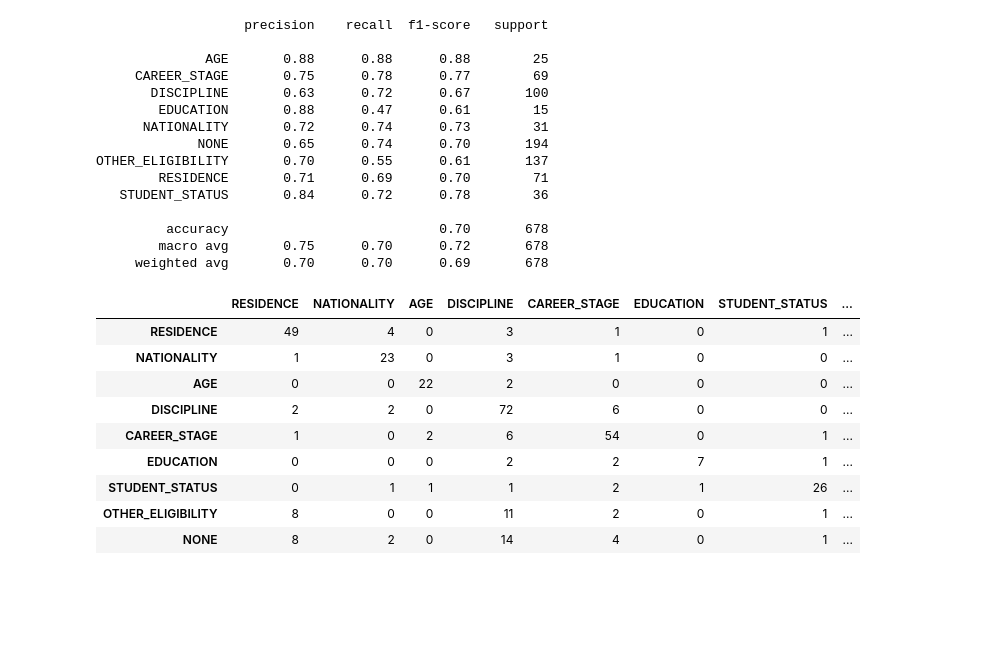
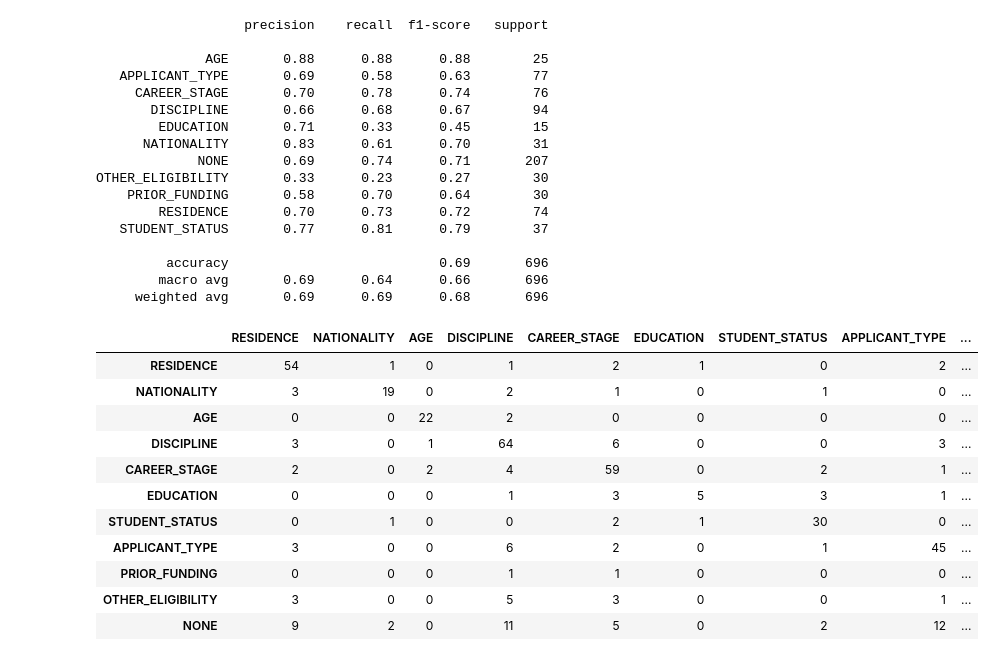
Before and after one commit to Lucaisok/open_art, a Jupyter notebook: notebooks/eligibility_classifier.ipynb, the cells around one changed output. Saved outputs shown, nothing was run; the diff lists cells and outputs as text; code cells hidden in the pictures; blank space fills up the shorter version.

```diff
--- a/notebooks/eligibility_classifier.ipynb
+++ b/notebooks/eligibility_classifier.ipynb
@@ -124,44 +132,49 @@ best macro-F1 (mean over folds): 0.7067678240211154
 # %%
 from sklearn.metrics import classification_report, confusion_matrix
 from sklearn.model_selection import cross_val_predict
 
 # out-of-fold predictions for the whole corpus, using the best hyperparameters found above
 y_pred = cross_val_predict(grid.best_estimator_, X_text, y, cv=cv, groups=groups, n_jobs=-1)
 
 print(classification_report(y, y_pred))
 
 # ANNOTATION_GUIDELINES.md §2 menu order, for a readable confusion matrix
 LABEL_ORDER = ["RESIDENCE", "NATIONALITY", "AGE", "DISCIPLINE", "CAREER_STAGE",
-               "EDUCATION", "STUDENT_STATUS", "OTHER_ELIGIBILITY", "NONE"]
+               "EDUCATION", "STUDENT_STATUS", "APPLICANT_TYPE", "PRIOR_FUNDING",
+               "OTHER_ELIGIBILITY", "NONE"]
 
 cm = confusion_matrix(y, y_pred, labels=LABEL_ORDER)
 pd.DataFrame(cm, index=LABEL_ORDER, columns=LABEL_ORDER)
 # %% [output]
                    precision    recall  f1-score   support
 
               AGE       0.88      0.88      0.88        25
-     CAREER_STAGE       0.75      0.78      0.77        69
-       DISCIPLINE       0.63      0.72      0.67       100
-        EDUCATION       0.88      0.47      0.61        15
-      NATIONALITY       0.72      0.74      0.73        31
-             NONE       0.65      0.74      0.70       194
-OTHER_ELIGIBILITY       0.70      0.55      0.61       137
-        RESIDENCE       0.71      0.69      0.70        71
-   STUDENT_STATUS       0.84      0.72      0.78        36
+   APPLICANT_TYPE       0.69      0.58      0.63        77
+     CAREER_STAGE       0.70      0.78      0.74        76
+       DISCIPLINE       0.66      0.68      0.67        94
+        EDUCATION       0.71      0.33      0.45        15
+      NATIONALITY       0.83      0.61      0.70        31
+             NONE       0.69      0.74      0.71       207
+OTHER_ELIGIBILITY       0.33      0.23      0.27        30
+    PRIOR_FUNDING       0.58      0.70      0.64        30
+        RESIDENCE       0.70      0.73      0.72        74
+   STUDENT_STATUS       0.77      0.81      0.79        37
 
-         accuracy                           0.70       678
-        macro avg       0.75      0.70      0.72       678
-     weighted avg       0.70      0.70      0.69       678
+         accuracy                           0.69       696
+        macro avg       0.69      0.64      0.66       696
+     weighted avg       0.69      0.69      0.68       696
-|  | RESIDENCE | NATIONALITY | AGE | DISCIPLINE | CAREER_STAGE | EDUCATION | STUDENT_STATUS | ... |
-| RESIDENCE | 49 | 4 | 0 | 3 | 1 | 0 | 1 | ... |
-| NATIONALITY | 1 | 23 | 0 | 3 | 1 | 0 | 0 | ... |
-| AGE | 0 | 0 | 22 | 2 | 0 | 0 | 0 | ... |
-| DISCIPLINE | 2 | 2 | 0 | 72 | 6 | 0 | 0 | ... |
-| CAREER_STAGE | 1 | 0 | 2 | 6 | 54 | 0 | 1 | ... |
-| EDUCATION | 0 | 0 | 0 | 2 | 2 | 7 | 1 | ... |
-| STUDENT_STATUS | 0 | 1 | 1 | 1 | 2 | 1 | 26 | ... |
-| OTHER_ELIGIBILITY | 8 | 0 | 0 | 11 | 2 | 0 | 1 | ... |
-| NONE | 8 | 2 | 0 | 14 | 4 | 0 | 1 | ... |
+|  | RESIDENCE | NATIONALITY | AGE | DISCIPLINE | CAREER_STAGE | EDUCATION | STUDENT_STATUS | APPLICANT_TYPE | ... |
+| RESIDENCE | 54 | 1 | 0 | 1 | 2 | 1 | 0 | 2 | ... |
+| NATIONALITY | 3 | 19 | 0 | 2 | 1 | 0 | 1 | 0 | ... |
+| AGE | 0 | 0 | 22 | 2 | 0 | 0 | 0 | 0 | ... |
+| DISCIPLINE | 3 | 0 | 1 | 64 | 6 | 0 | 0 | 3 | ... |
+| CAREER_STAGE | 2 | 0 | 2 | 4 | 59 | 0 | 2 | 1 | ... |
+| EDUCATION | 0 | 0 | 0 | 1 | 3 | 5 | 3 | 1 | ... |
+| STUDENT_STATUS | 0 | 1 | 0 | 0 | 2 | 1 | 30 | 0 | ... |
+| APPLICANT_TYPE | 3 | 0 | 0 | 6 | 2 | 0 | 1 | 45 | ... |
+| PRIOR_FUNDING | 0 | 0 | 0 | 1 | 1 | 0 | 0 | 0 | ... |
+| OTHER_ELIGIBILITY | 3 | 0 | 0 | 5 | 3 | 0 | 0 | 1 | ... |
+| NONE | 9 | 2 | 0 | 11 | 5 | 0 | 2 | 12 | ... |
 # %%
 # Known limitations of this TF-IDF baseline behind the NONE <-> DISCIPLINE errors
 # (bare-heading chunks, a third cause, were removed from the data - ANNOTATION_GUIDELINES.md SS6):
```
Also changed, not shown: parts of 30 cells of this notebook, 19 other files.
